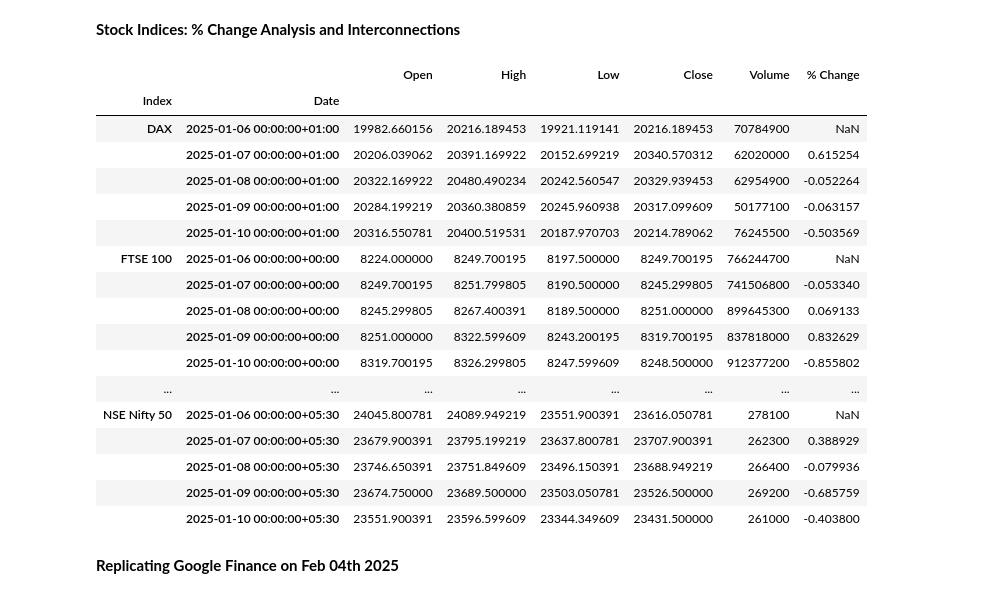
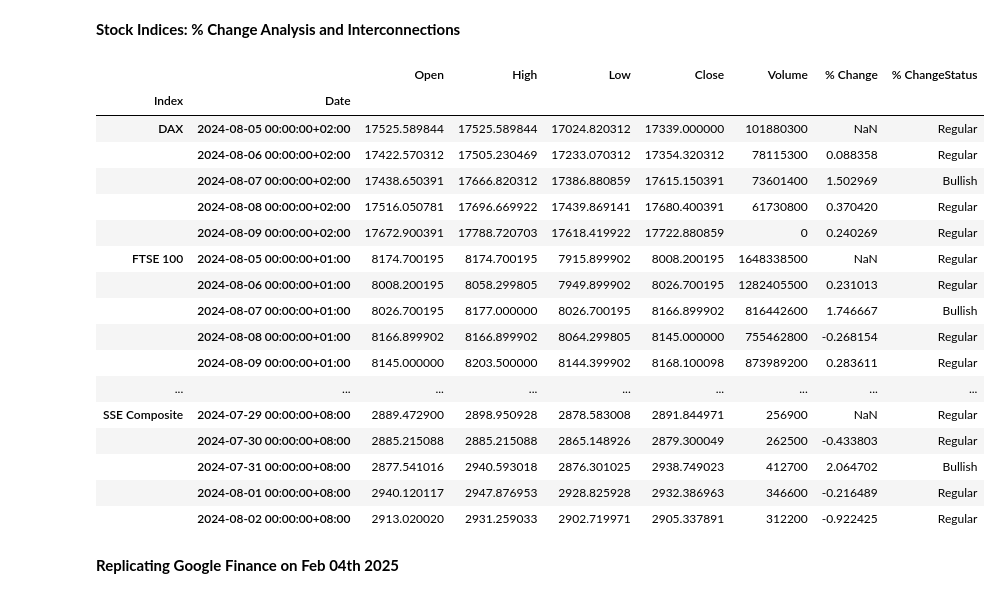
Before and after one commit to Vivekanand-R/Industry-Outlook, a Jupyter notebook: Indices.ipynb, the cells around one changed output. Saved outputs shown, nothing was run; the diff lists cells and outputs as text; code cells hidden in the pictures.

```diff
--- a/Indices.ipynb
+++ b/Indices.ipynb
@@ -3,54 +3,57 @@
 # %%
 import yfinance as yf
 import pandas as pd
 
 indices = {
     "DAX": "^GDAXI", "FTSE 100": "^FTSE", "CAC 40": "^FCHI", "IBEX 35": "^IBEX",
     "Euro Stoxx 50": "^STOXX50E", "Dow Jones": "^DJI", "S&P 500": "^GSPC",
     "NASDAQ": "^IXIC", "Russell 2000": "^RUT", "Nikkei 225": "^N225",
-    "Hang Seng": "^HSI", "BSE Sensex": "^BSESN", "NSE Nifty 50": "^NSEI"
+    "Hang Seng": "^HSI", "BSE Sensex": "^BSESN", "NSE Nifty 50": "^NSEI", "SSE Composite": "000001.SS"
 }
 
 dataframes = {}
 for name, ticker in indices.items():
     stock = yf.Ticker(ticker)
-    hist_data = stock.history(period="1mo")
+    hist_data = stock.history(period="6mo")
 
     hist_data = hist_data.drop(columns=["Dividends", "Stock Splits"])
 
     hist_data["% Change"] = hist_data["Close"].pct_change() * 100
+    hist_data["% ChangeStatus"] = hist_data["% Change"].apply(lambda x: "Bullish" if x > 1 else "Bearish" if x < -1 else "Regular")
 
     dataframes[name] = hist_data
 
 combined_df = pd.concat(dataframes, names=["Index", "Date"])
-
-
 top_5_combined_df = combined_df.groupby("Index").head(5)
 display(top_5_combined_df)
 
 flat_df = combined_df.reset_index()
 flat_df["Date"] = pd.to_datetime(flat_df["Date"], utc=True).dt.date
+flat_df["% ChangeStatus"] = flat_df["% Change"].apply(lambda x: "Bullish" if x > 1 else "Bearish" if x < -1 else "Neutral")
+
 
 # display(flat_df)
+
+# display(flat_df)
 # %% [output]
-|  |  | Open | High | Low | Close | Volume | % Change |
-| Index | Date |  |  |  |  |  |  |
-| DAX | 2025-01-06 00:00:00+01:00 | 19982.660156 | 20216.189453 | 19921.119141 | 20216.189453 | 70784900 | NaN |
-|  | 2025-01-07 00:00:00+01:00 | 20206.039062 | 20391.169922 | 20152.699219 | 20340.570312 | 62020000 | 0.615254 |
-|  | 2025-01-08 00:00:00+01:00 | 20322.169922 | 20480.490234 | 20242.560547 | 20329.939453 | 62954900 | -0.052264 |
-|  | 2025-01-09 00:00:00+01:00 | 20284.199219 | 20360.380859 | 20245.960938 | 20317.099609 | 50177100 | -0.063157 |
-|  | 2025-01-10 00:00:00+01:00 | 20316.550781 | 20400.519531 | 20187.970703 | 20214.789062 | 76245500 | -0.503569 |
-| FTSE 100 | 2025-01-06 00:00:00+00:00 | 8224.000000 | 8249.700195 | 8197.500000 | 8249.700195 | 766244700 | NaN |
-|  | 2025-01-07 00:00:00+00:00 | 8249.700195 | 8251.799805 | 8190.500000 | 8245.299805 | 741506800 | -0.053340 |
-|  | 2025-01-08 00:00:00+00:00 | 8245.299805 | 8267.400391 | 8189.500000 | 8251.000000 | 899645300 | 0.069133 |
-|  | 2025-01-09 00:00:00+00:00 | 8251.000000 | 8322.599609 | 8243.200195 | 8319.700195 | 837818000 | 0.832629 |
-|  | 2025-01-10 00:00:00+00:00 | 8319.700195 | 8326.299805 | 8247.599609 | 8248.500000 | 912377200 | -0.855802 |
-| ... | ... | ... | ... | ... | ... | ... | ... |
-| NSE Nifty 50 | 2025-01-06 00:00:00+05:30 | 24045.800781 | 24089.949219 | 23551.900391 | 23616.050781 | 278100 | NaN |
-|  | 2025-01-07 00:00:00+05:30 | 23679.900391 | 23795.199219 | 23637.800781 | 23707.900391 | 262300 | 0.388929 |
-|  | 2025-01-08 00:00:00+05:30 | 23746.650391 | 23751.849609 | 23496.150391 | 23688.949219 | 266400 | -0.079936 |
-|  | 2025-01-09 00:00:00+05:30 | 23674.750000 | 23689.500000 | 23503.050781 | 23526.500000 | 269200 | -0.685759 |
-|  | 2025-01-10 00:00:00+05:30 | 23551.900391 | 23596.599609 | 23344.349609 | 23431.500000 | 261000 | -0.403800 |
+|  |  | Open | High | Low | Close | Volume | % Change | % ChangeStatus |
+| Index | Date |  |  |  |  |  |  |  |
+| DAX | 2024-08-05 00:00:00+02:00 | 17525.589844 | 17525.589844 | 17024.820312 | 17339.000000 | 101880300 | NaN | Regular |
+|  | 2024-08-06 00:00:00+02:00 | 17422.570312 | 17505.230469 | 17233.070312 | 17354.320312 | 78115300 | 0.088358 | Regular |
+|  | 2024-08-07 00:00:00+02:00 | 17438.650391 | 17666.820312 | 17386.880859 | 17615.150391 | 73601400 | 1.502969 | Bullish |
+|  | 2024-08-08 00:00:00+02:00 | 17516.050781 | 17696.669922 | 17439.869141 | 17680.400391 | 61730800 | 0.370420 | Regular |
+|  | 2024-08-09 00:00:00+02:00 | 17672.900391 | 17788.720703 | 17618.419922 | 17722.880859 | 0 | 0.240269 | Regular |
+| FTSE 100 | 2024-08-05 00:00:00+01:00 | 8174.700195 | 8174.700195 | 7915.899902 | 8008.200195 | 1648338500 | NaN | Regular |
+|  | 2024-08-06 00:00:00+01:00 | 8008.200195 | 8058.299805 | 7949.899902 | 8026.700195 | 1282405500 | 0.231013 | Regular |
+|  | 2024-08-07 00:00:00+01:00 | 8026.700195 | 8177.000000 | 8026.700195 | 8166.899902 | 816442600 | 1.746667 | Bullish |
+|  | 2024-08-08 00:00:00+01:00 | 8166.899902 | 8166.899902 | 8064.299805 | 8145.000000 | 755462800 | -0.268154 | Regular |
+|  | 2024-08-09 00:00:00+01:00 | 8145.000000 | 8203.500000 | 8144.399902 | 8168.100098 | 873989200 | 0.283611 | Regular |
+| ... | ... | ... | ... | ... | ... | ... | ... | ... |
+| SSE Composite | 2024-07-29 00:00:00+08:00 | 2889.472900 | 2898.950928 | 2878.583008 | 2891.844971 | 256900 | NaN | Regular |
+|  | 2024-07-30 00:00:00+08:00 | 2885.215088 | 2885.215088 | 2865.148926 | 2879.300049 | 262500 | -0.433803 | Regular |
+|  | 2024-07-31 00:00:00+08:00 | 2877.541016 | 2940.593018 | 2876.301025 | 2938.749023 | 412700 | 2.064702 | Bullish |
+|  | 2024-08-01 00:00:00+08:00 | 2940.120117 | 2947.876953 | 2928.825928 | 2932.386963 | 346600 | -0.216489 | Regular |
+|  | 2024-08-02 00:00:00+08:00 | 2913.020020 | 2931.259033 | 2902.719971 | 2905.337891 | 312200 | -0.922425 | Regular |
 # %% [markdown]
 **Replicating Google Finance on Feb 04th 2025**
 # %% [markdown]
```
Also changed, not shown: parts of 5 cells of this notebook.
